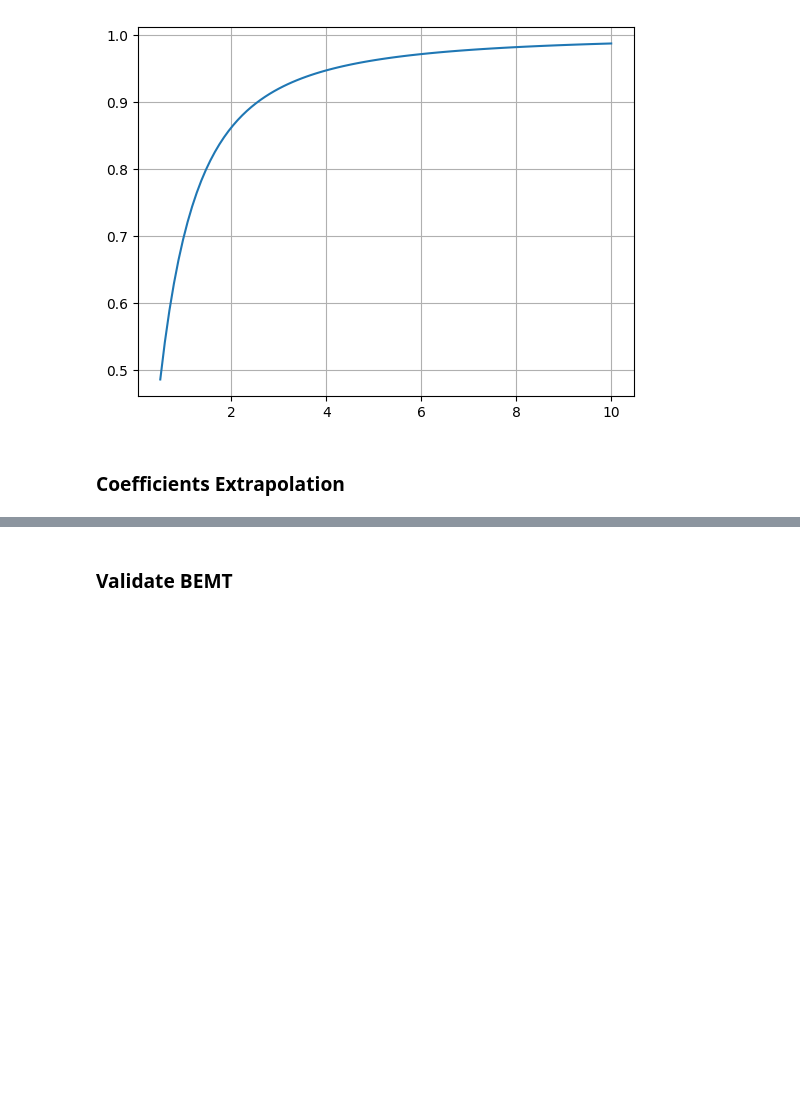
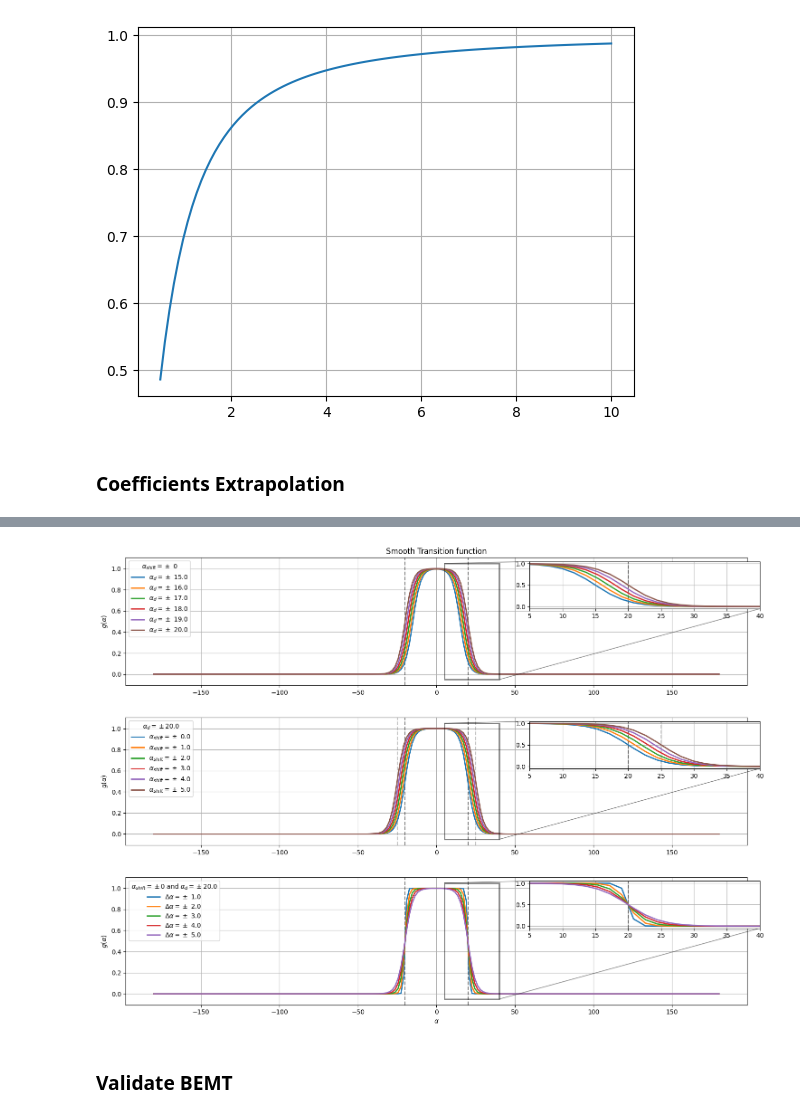
Before and after one commit to Widmark-Kaue/BEMT, a Jupyter notebook: case.ipynb, the cells around one changed output, grey strips where cells are left out. Cells and saved outputs as stored; diff of their text form; code cells hidden in the pictures; blank space fills up the shorter version.

```diff
--- a/case.ipynb
+++ b/case.ipynb
@@ -134,3 +104,79 @@ plt.show()
+# %%
+alpha_d = np.deg2rad(20)
+alpha_shift = np.deg2rad(5)
+delta_alpha = np.deg2rad(5)
+alpha = np.linspace(-np.pi, np.pi, 200)
+
+
+alpha_d_vec = np.deg2rad(np.arange(15, 21))
+alpha_shift_vec = np.deg2rad(np.arange(0,6))
+delta_alpha_vec = np.deg2rad(np.arange(1, 6))
+alpha_vec = np.linspace(-np.pi, np.pi, 200)
+
+g = lambda alpha, alpha_d = alpha_d, alpha_shift = alpha_shift, delta_alpha = delta_alpha: 0.5*(1+np.tanh((alpha_d + alpha_shift  - np.abs(alpha))/delta_alpha))
+
+fig, axis = plt.subplots(3, 1, figsize = [15, 11])
+fig.tight_layout(pad=3.0)
+
+for i, ax in enumerate(axis):
+
+    # zoomed plot
+    axins = ax.inset_axes([0.65, 0.6, 0.37, 0.37])
+
+    # Vertical Lines
+    ax.axvline(np.rad2deg(alpha_d), linestyle='--', alpha = 0.5, color='black')
+    ax.axvline(-np.rad2deg(alpha_d), linestyle='--', alpha = 0.5, color='black')
+
+
+    axins.axvline(np.rad2deg(alpha_d), linestyle='--', alpha = 0.5, color='black')
+    axins.axvline(-np.rad2deg(alpha_d), linestyle='--', alpha = 0.5, color='black')
+
+    if i == 1:
+        ax.axvline(np.rad2deg(alpha_d + alpha_shift), linestyle='--', alpha = 0.5, color='gray')
+        ax.axvline(-np.rad2deg(alpha_d + alpha_shift), linestyle='--', alpha = 0.5, color='gray')
+
+        axins.axvline(np.rad2deg(alpha_d + alpha_shift), linestyle='--', alpha = 0.5, color='gray')
+        axins.axvline(-np.rad2deg(alpha_d +alpha_shift), linestyle='--', alpha = 0.5, color='gray')
+
+
+    # Effect of change parameter in smooth transition function
+
+    if i == 0:
+        for alpha_d in alpha_d_vec:
+            ax.plot(np.rad2deg(alpha), g(alpha, alpha_d = alpha_d, alpha_shift=0), linewidth=2, label=r'$\alpha_d = \pm$ ' + f'{np.rad2deg(alpha_d):.1f}')
+            axins.plot(np.rad2deg(alpha), g(alpha, alpha_d=alpha_d, alpha_shift=0), linewidth=2)
+            ax.set_title('Smooth Transition function')
+            title = r'$\alpha_{shift} = \pm$ 0'
+    elif i == 1:
+        for alpha_shift in alpha_shift_vec:
+            ax.plot(np.rad2deg(alpha), g(alpha, alpha_shift = alpha_shift), linewidth=2, label=r'$\alpha_{shift} = \pm$ ' + f'{np.rad2deg(alpha_shift):.1f}')
+            axins.plot(np.rad2deg(alpha), g(alpha, alpha_shift=alpha_shift), linewidth=2)
+            title = r'$\alpha_d = \pm $' + f'{np.rad2deg(alpha_d):.1f}'
+    elif i == 2:
+        for delta_alpha in delta_alpha_vec:
+            ax.plot(np.rad2deg(alpha), g(alpha, alpha_shift=0, delta_alpha = delta_alpha), linewidth=2, label=r'$\Delta \alpha = \pm$ ' + f'{np.rad2deg(delta_alpha):.1f}')
+            axins.plot(np.rad2deg(alpha), g(alpha, alpha_shift=0, delta_alpha=delta_alpha), linewidth=2)
+            ax.set_xlabel(r'$\alpha$')
+            title = r'$\alpha_{shift} = \pm 0$ and $\alpha_d = \pm $' + f'{np.rad2deg(alpha_d):.1f}'
+    # else:
+    #     ax.plot(np.rad2deg(alpha), g(alpha), linewidth=2, color='black', label=r'$g(\alpha)$')
+
+
+    ax.set_ylabel(r'$g(\alpha)$')
+    # ax.set_xticks(np.arange(-180,190,10))
+    # ax.set_xticklabels(ax.get_xticklabels(), rotation=45)
+
+    ax.legend(loc = 2, title = title)
+    ax.grid()
+
+    axins.set_xlim(5, 40)
+    axins.grid()
+
+    ax.indicate_inset_zoom(axins, linewidth=2, edgecolor="black")
+
+plt.show()
+# %% [output]
+[figure, added]
 # %% [markdown]
 ### Validate BEMT
 # %%
```
Also changed, not shown: parts of 2 cells of this notebook.
